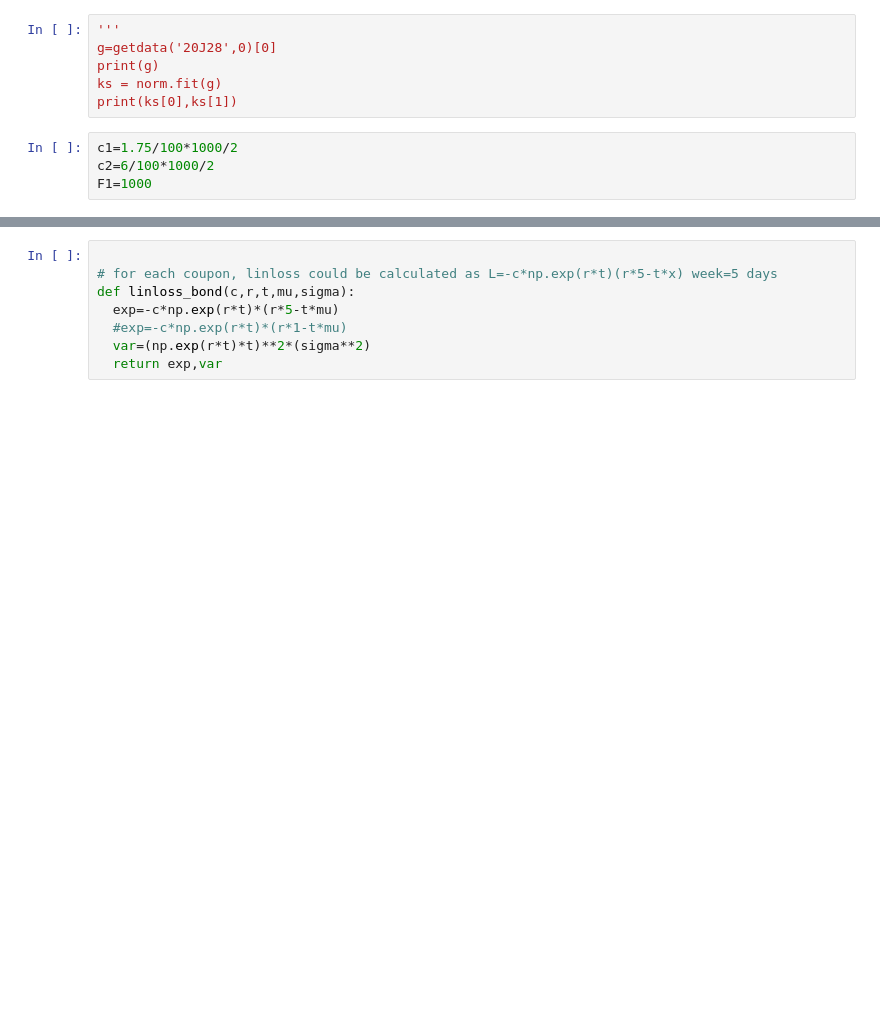
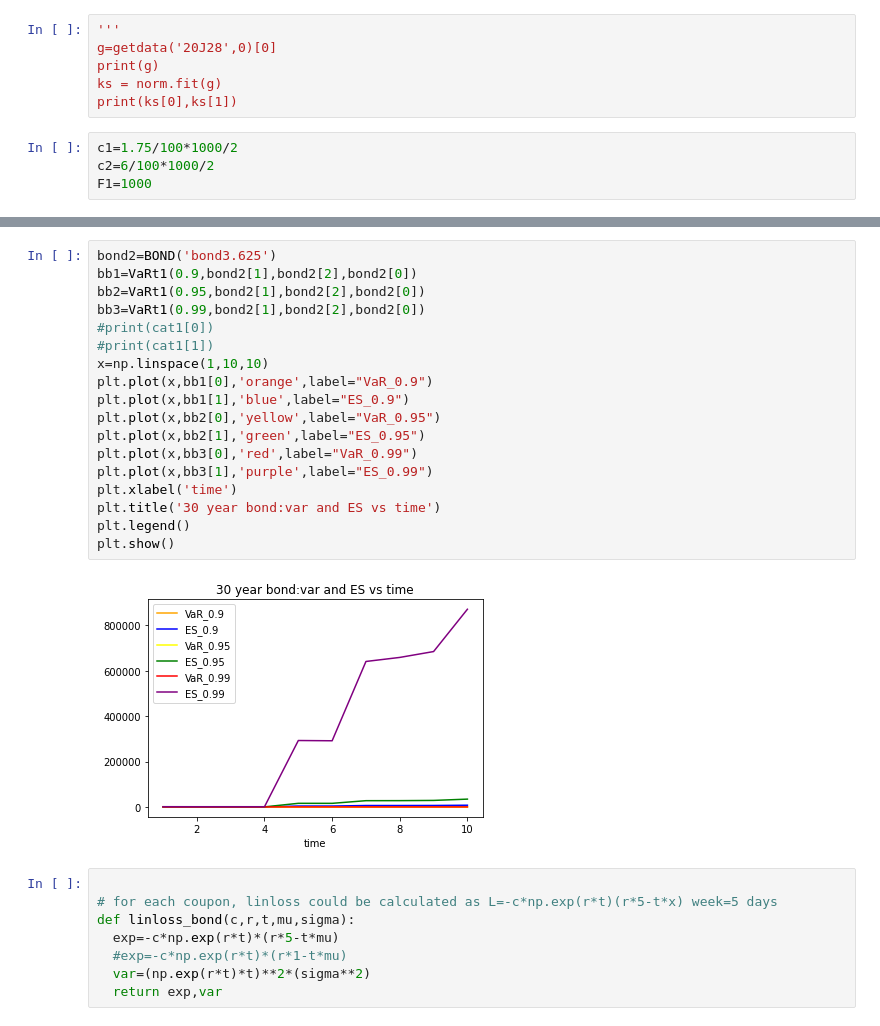
Before and after one commit to ZiyueNie/575, a Jupyter notebook: src/ib_project.ipynb, the cells around one changed output, grey strips where cells are left out. Saved outputs shown, nothing was run; the diff lists cells and outputs as text; blank space fills up the shorter version.

```diff
--- a/src/ib_project.ipynb
+++ b/src/ib_project.ipynb
@@ -103,3 +130,23 @@ def BOND(M):                  #today is 2020/02/14
+# %%
+bond2=BOND('bond3.625')
+bb1=VaRt1(0.9,bond2[1],bond2[2],bond2[0])
+bb2=VaRt1(0.95,bond2[1],bond2[2],bond2[0])
+bb3=VaRt1(0.99,bond2[1],bond2[2],bond2[0])
+#print(cat1[0])
+#print(cat1[1])
+x=np.linspace(1,10,10)
+plt.plot(x,bb1[0],'orange',label="VaR_0.9")
+plt.plot(x,bb1[1],'blue',label="ES_0.9")
+plt.plot(x,bb2[0],'yellow',label="VaR_0.95")
+plt.plot(x,bb2[1],'green',label="ES_0.95")
+plt.plot(x,bb3[0],'red',label="VaR_0.99")
+plt.plot(x,bb3[1],'purple',label="ES_0.99")
+plt.xlabel('time')
+plt.title('30 year bond:var and ES vs time')
+plt.legend()
+plt.show()
+# %% [output]
+[figure, added]
 # %%
 
 # for each coupon, linloss could be calculated as L=-c*np.exp(r*t)(r*5-t*x) week=5 days
```
Also changed, not shown: parts of 4 cells of this notebook.
